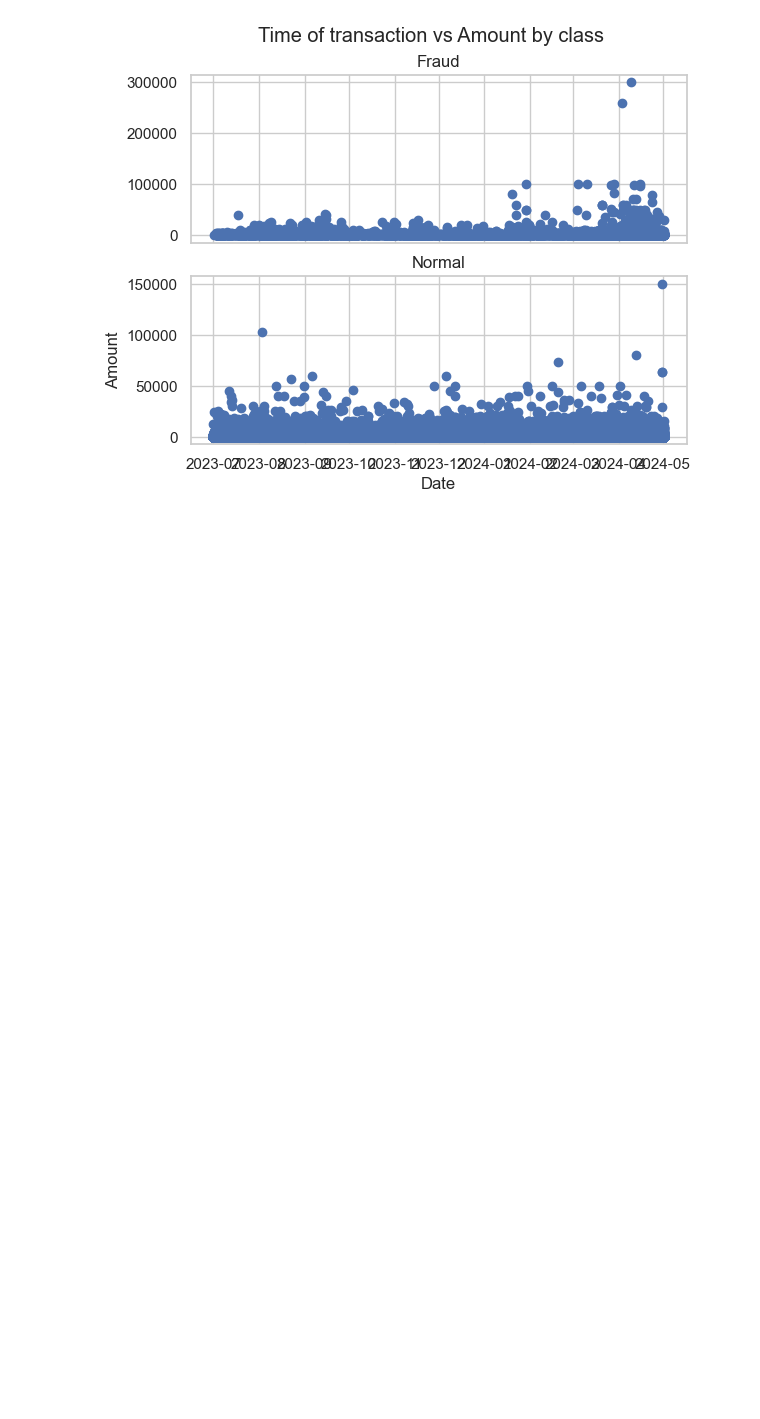
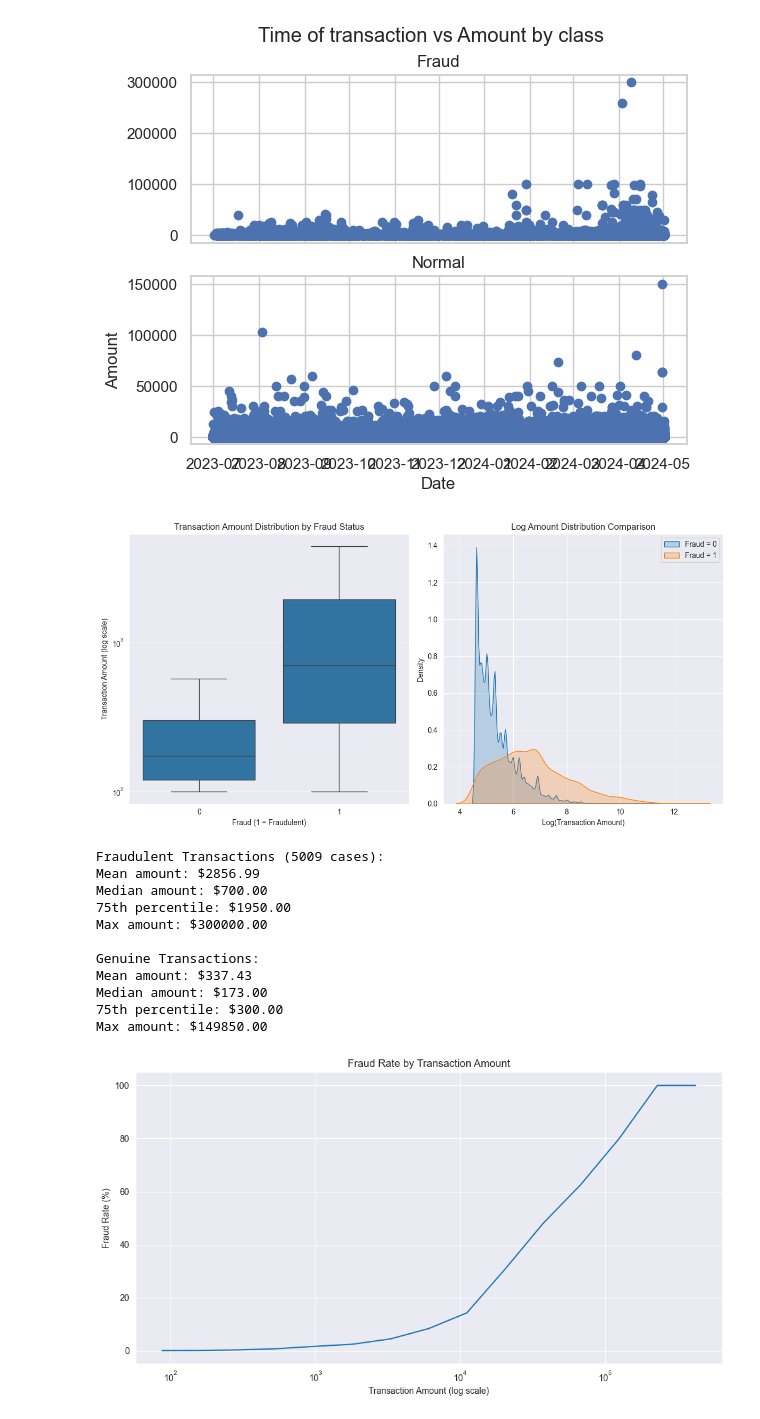
Before and after one commit to el-gabri/DS_home_test, a Jupyter notebook: notebooks/EDA.ipynb, the cells around one changed output. Cells and saved outputs as stored; diff of their text form; code cells hidden in the pictures; blank space fills up the shorter version.

```diff
--- a/notebooks/EDA.ipynb
+++ b/notebooks/EDA.ipynb
@@ -995,12 +995,9 @@ plt.show()
 # %% [output]
 [figure]
 # %%
-import matplotlib.pyplot as plt
-import seaborn as sns
-import numpy as np
-
 # Create figure
 plt.figure(figsize=(12, 6))
+raw_transactions = pd.read_csv('../data/processed/raw_transactions.csv').copy()
 
 # 1. Boxplot of amounts by fraud status
 plt.subplot(1, 2, 1)
@@ -1026,31 +1023,45 @@ plt.show()
 
 # 3. Statistical summary
 fraud_amounts = raw_transactions[raw_transactions['infraction'] == 1]['amount']
 clean_amounts = raw_transactions[raw_transactions['infraction'] == 0]['amount']
 
 print(f"Fraudulent Transactions ({len(fraud_amounts)} cases):")
 print(f"Mean amount: ${fraud_amounts.mean():.2f}")
 print(f"Median amount: ${fraud_amounts.median():.2f}")
 print(f"75th percentile: ${fraud_amounts.quantile(0.75):.2f}")
 print(f"Max amount: ${fraud_amounts.max():.2f}")
 
 print("\nGenuine Transactions:")
 print(f"Mean amount: ${clean_amounts.mean():.2f}")
 print(f"Median amount: ${clean_amounts.median():.2f}")
 print(f"75th percentile: ${clean_amounts.quantile(0.75):.2f}")
 print(f"Max amount: ${clean_amounts.max():.2f}")
 
 # 4. Binned analysis
 bins = np.logspace(1, 6, 20)  # From $10 to $1,000,000
 raw_transactions['amount_bin'] = pd.cut(raw_transactions['amount'], bins=bins)
 fraud_rates = raw_transactions.groupby('amount_bin')['infraction'].mean().reset_index()
 
 plt.figure(figsize=(12, 6))
 sns.lineplot(x=pd.IntervalIndex(fraud_rates['amount_bin']).mid,
-             y=fraud_rates['infraction']*100)
+             y=fraud_rates['infraction'] * 100)
 plt.xscale('log')
 plt.title('Fraud Rate by Transaction Amount')
 plt.xlabel('Transaction Amount (log scale)')
 plt.ylabel('Fraud Rate (%)')
 plt.grid(True)
 plt.show()
+# %% [output]
+[figure, added]
+Fraudulent Transactions (5009 cases):
+Mean amount: $2856.99
+Median amount: $700.00
+75th percentile: $1950.00
+Max amount: $300000.00
+
+Genuine Transactions:
+Mean amount: $337.43
+Median amount: $173.00
+75th percentile: $300.00
+Max amount: $149850.00
+[figure, added]
```
Also changed, not shown: 1 other file.
